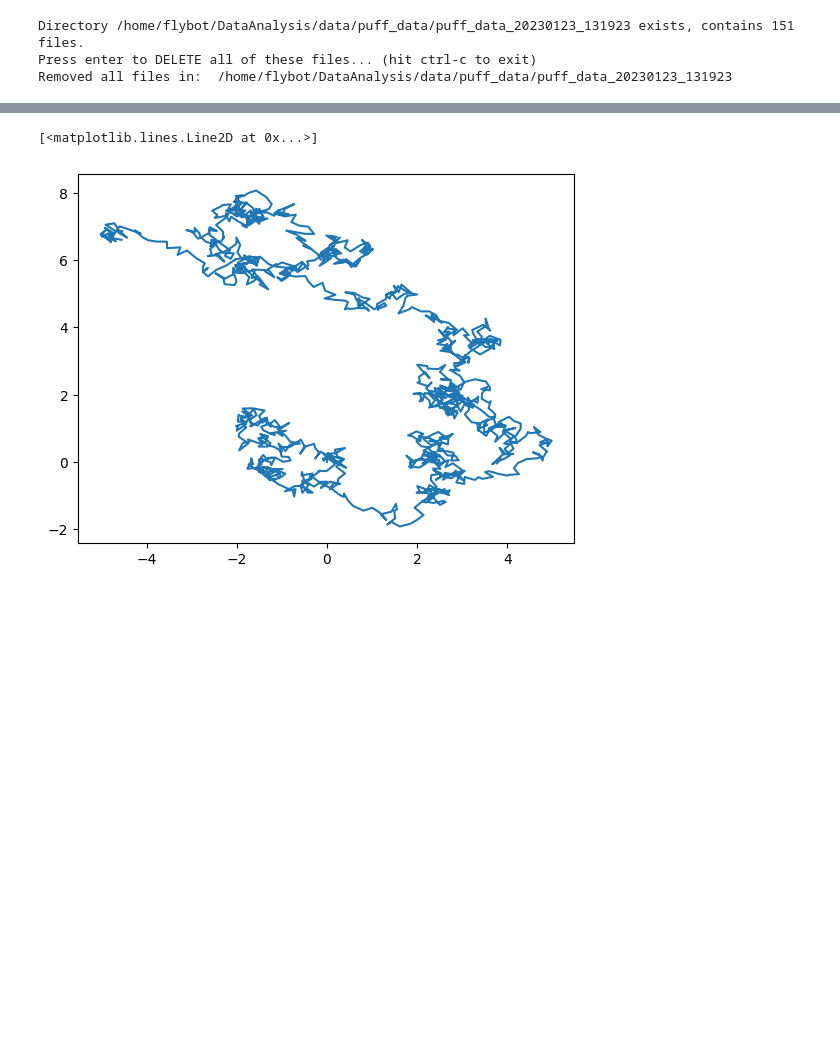
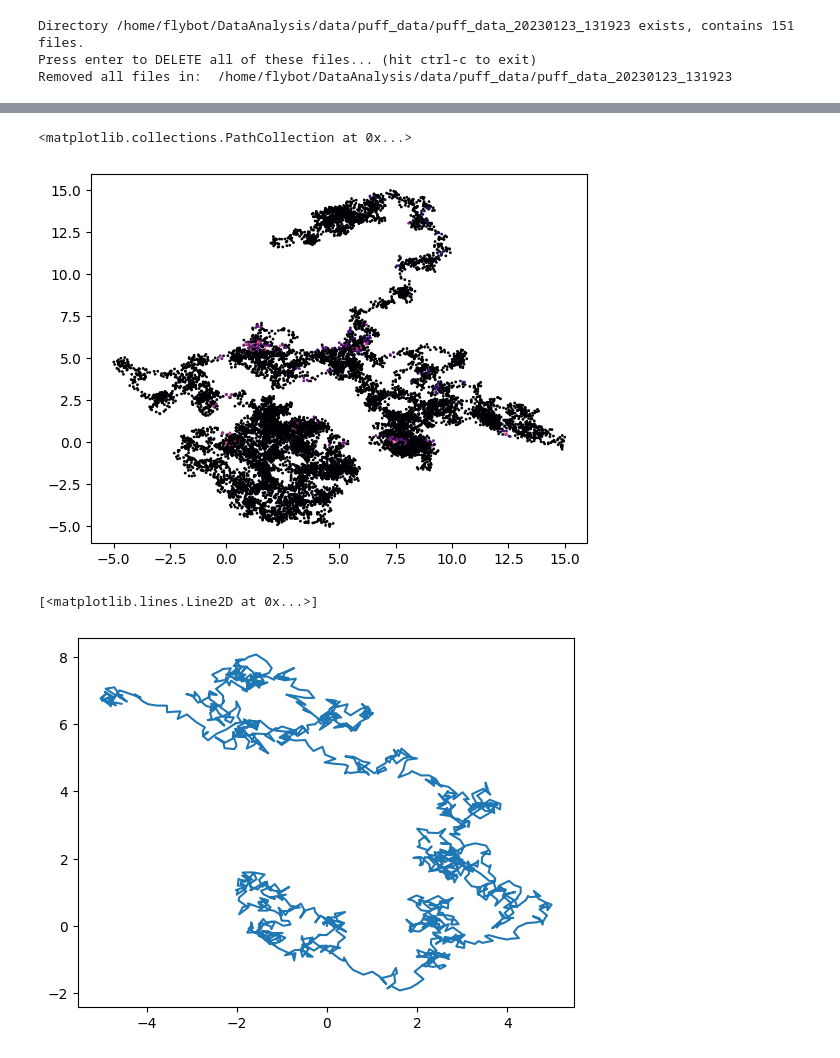
Before and after one commit to arunavanag591/COSMOS, a Jupyter notebook: puff_data_sim.ipynb, the cells around one changed output, grey strips where cells are left out. Drawn from its saved outputs; the diff is of its cells as text; code cells hidden in the pictures; blank space fills up the shorter version.

```diff
--- a/puff_data_sim.ipynb
+++ b/puff_data_sim.ipynb
@@ -92,3 +103,8 @@ plt.plot(df_new.odor)
+# %%
+plt.scatter(df_new.x,df_new.y,c=df_new.odor, cmap='magma', vmin=0,vmax=2,s=1)
+# %% [output]
+<matplotlib.collections.PathCollection at 0x...>
+[figure, added]
 # %%
 traj=pd.read_csv('/home/flybot/DataAnalysis/data/puff_data/sample_trajectory_arunava.csv')
 # %%
```
Also changed, not shown: parts of 9 cells of this notebook.
